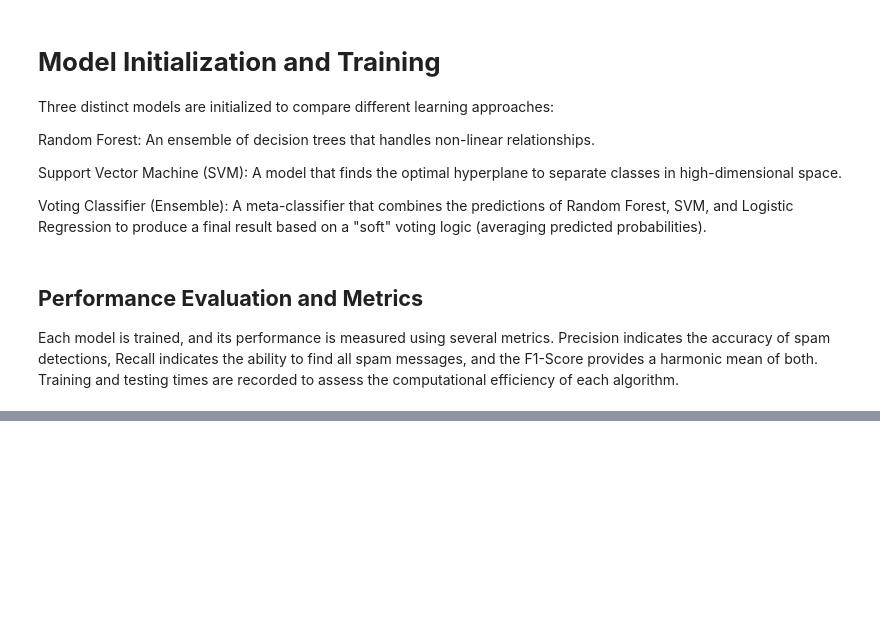
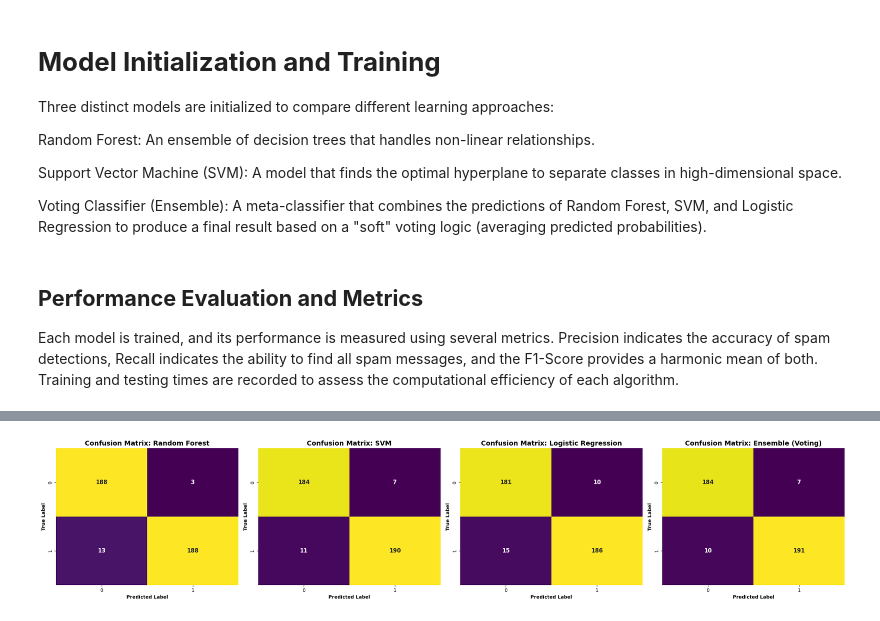
Before and after one commit to ashok-yarra/Final-Year-Project, a Jupyter notebook: Spam_Models.ipynb, the cells around one changed output, grey strips where cells are left out. Saved outputs shown, nothing was run; the diff lists cells and outputs as text; code cells hidden in the pictures; blank space fills up the shorter version.

```diff
--- a/Spam_Models.ipynb
+++ b/Spam_Models.ipynb
@@ -366,0 +372,35 @@ performance_df
+# %%
+import seaborn as sns
+import matplotlib.pyplot as plt
+from sklearn.metrics import confusion_matrix
+
+# Dynamically create subplots based on the number of models
+fig, axes = plt.subplots(1, len(models), figsize=(6 * len(models), 5))
+
+# Ensure axes is always an iterable array
+if len(models) == 1:
+    axes = [axes]
+
+for i, (name, model) in enumerate(models.items()):
+    y_pred = model.predict(X_test_tfidf)
+    cm = confusion_matrix(y_test, y_pred)
+
+    # Use annot_kws={'weight': 'bold'} to bold the numbers inside the matrix
+    sns.heatmap(
+        cm,
+        annot=True,
+        fmt='d',
+        ax=axes[i],
+        cmap='viridis',
+        cbar=False,
+        annot_kws={"weight": "bold", "size": 12} # Bolds the text and sets size
+    )
+
+    # Optional: Bold the titles and labels for consistency
+    axes[i].set_title(f'Confusion Matrix: {name}', fontweight='bold', fontsize=14)
+    axes[i].set_xlabel('Predicted Label', fontweight='bold')
+    axes[i].set_ylabel('True Label', fontweight='bold')
+
+plt.tight_layout()
+# %% [output]
+[figure, added]
```
Also changed, not shown: parts of 5 cells of this notebook.
